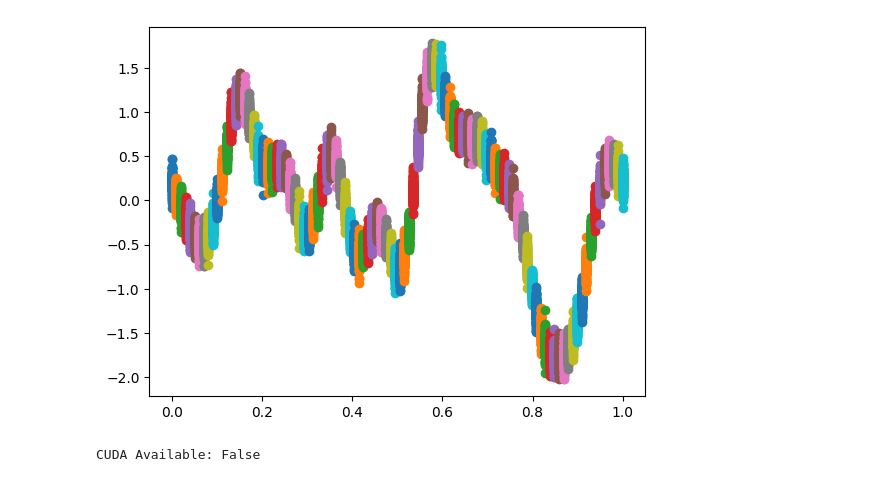
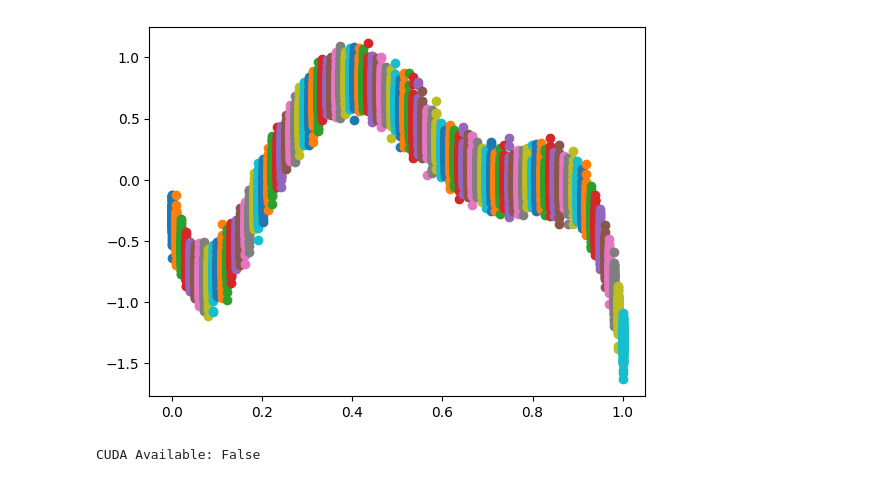
Before and after one commit to sripkunda/neuralint, a Jupyter notebook: src/experiment_template.ipynb, the cells around one changed output. Drawn from its saved outputs; the diff is of its cells as text; code cells hidden in the pictures.

```diff
--- a/src/experiment_template.ipynb
+++ b/src/experiment_template.ipynb
@@ -1,19 +1,21 @@
 # %%
 from data_utils import generate_data_from_function
-from experiment_utils import generate_simulation_data
+from experiment_utils import get_legendre_polynomial, generate_legendre_basis_expansion, multiply_functions
 import numpy as np
 import matplotlib.pyplot as plt
 import torch
 
-T, X = generate_data_from_function(generate_simulation_data(), num_samples=500, sparsity=0.3)
+f, coeffs = generate_legendre_basis_expansion()
+L_i = get_legendre_polynomial(2)
+T, X = generate_data_from_function(multiply_functions(f, L_i), num_samples=500, sparsity=0.3)
 time_values = np.linspace(0, 1, T.shape[1])
 
 plt.plot(T, X, "o")
 plt.show()
 
 print(f"CUDA Available: {torch.cuda.is_available()}")  # Should return True
 # %% [output]
-[figure, old version]
+[figure, new version]
 CUDA Available: False
 # %%
 from neuralint import NeuralInt
```
Also changed, not shown: parts of 5 cells of this notebook, 1 other file.
